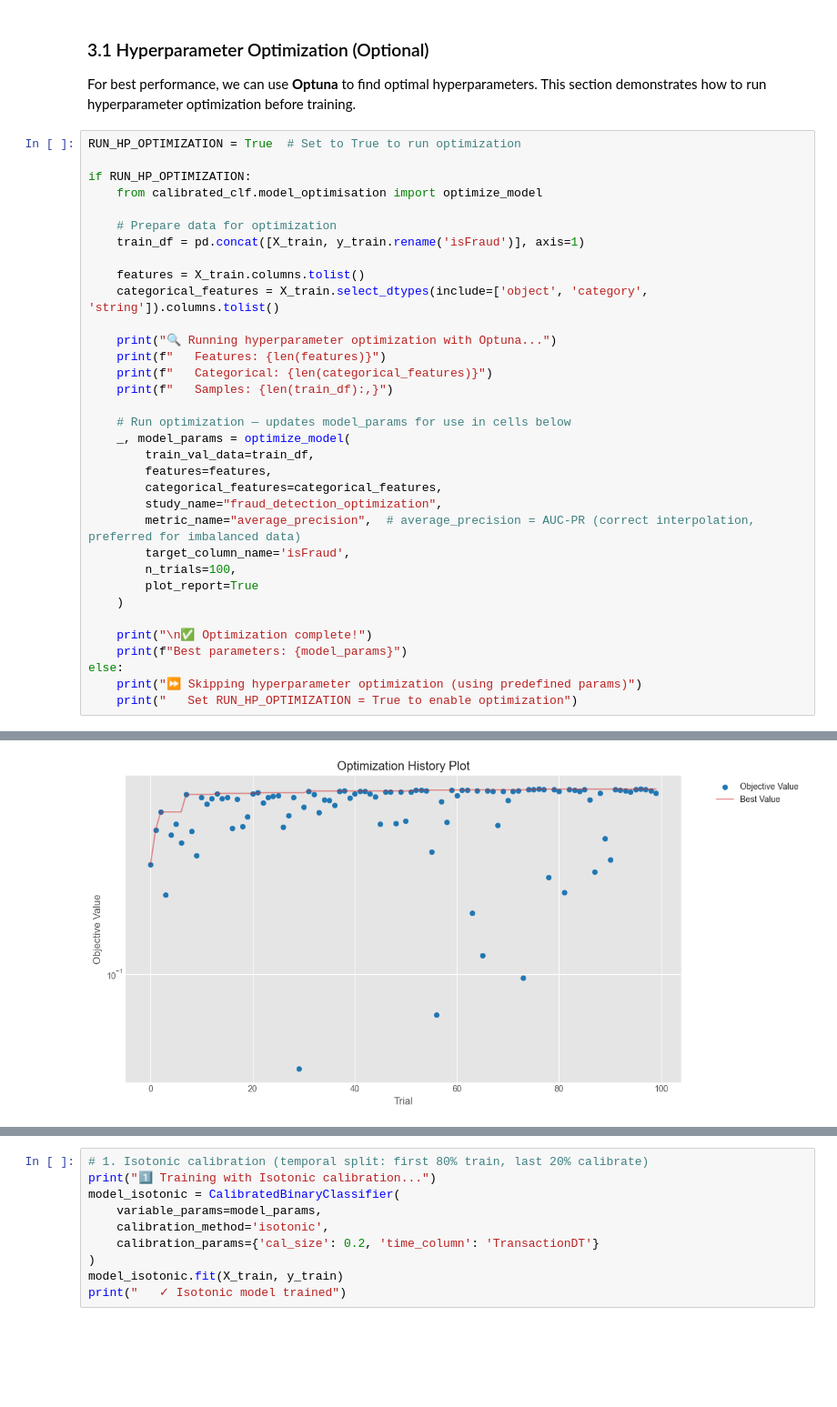
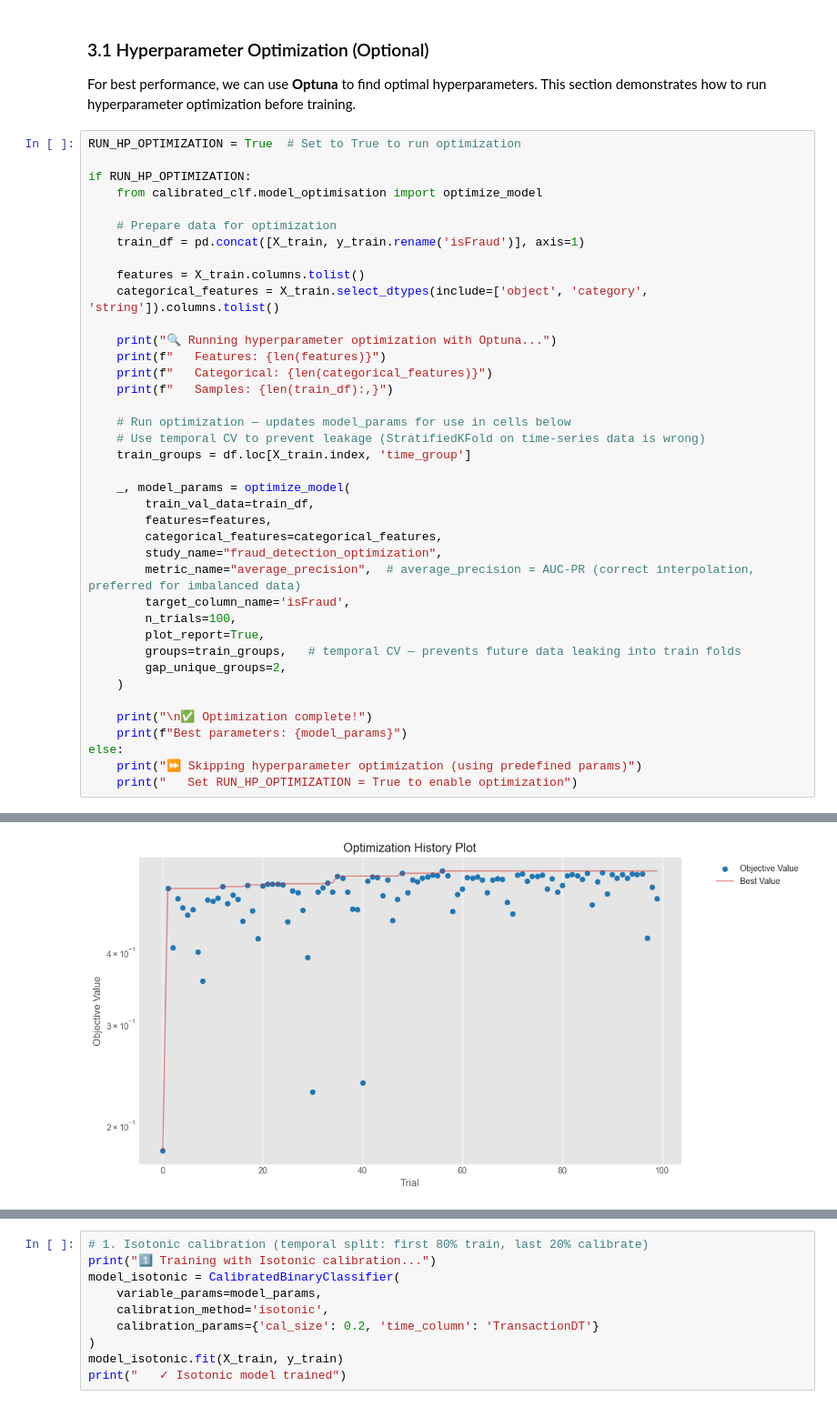
Before and after one commit to firefly1248/fraud-detection_demo_with_calibration, a Jupyter notebook: build_and_evaluate_model.ipynb, the cells around one changed output, grey strips where cells are left out. Shown at 91% size. Saved outputs shown, nothing was run; the diff lists cells and outputs as text; blank space fills up the shorter version.

```diff
--- a/build_and_evaluate_model.ipynb
+++ b/build_and_evaluate_model.ipynb
@@ -188,6 +188,9 @@ if RUN_HP_OPTIMIZATION:
     print(f"   Samples: {len(train_df):,}")
 
     # Run optimization — updates model_params for use in cells below
+    # Use temporal CV to prevent leakage (StratifiedKFold on time-series data is wrong)
+    train_groups = df.loc[X_train.index, 'time_group']
+
     _, model_params = optimize_model(
         train_val_data=train_df,
         features=features,
@@ -196,7 +199,9 @@ if RUN_HP_OPTIMIZATION:
         metric_name="average_precision",  # average_precision = AUC-PR (correct interpolation, preferred for imbalanced data)
         target_column_name='isFraud',
         n_trials=100,
-        plot_report=True
+        plot_report=True,
+        groups=train_groups,   # temporal CV — prevents future data leaking into train folds
+        gap_unique_groups=2,
     )
 
     print("\n✅ Optimization complete!")
@@ -231 +236 @@ else:
-[figure, old version]
+[figure, new version]
```
Also changed, not shown: parts of 9 cells of this notebook, 6 other files.
